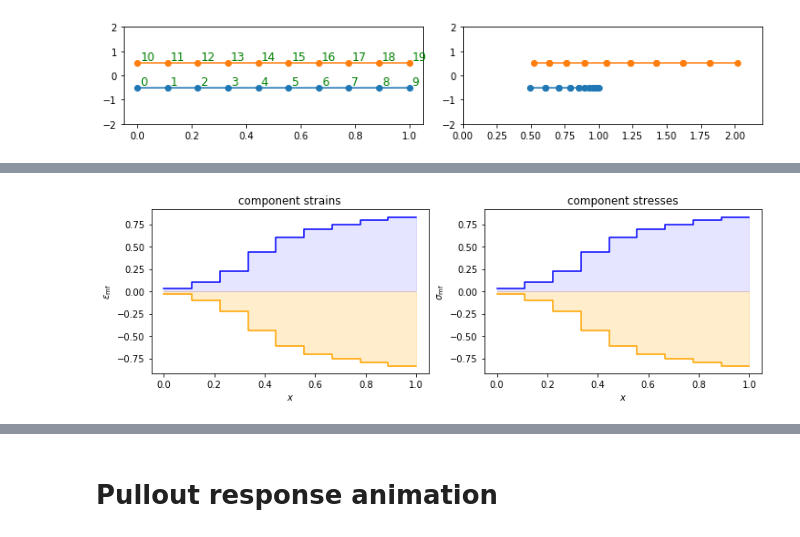
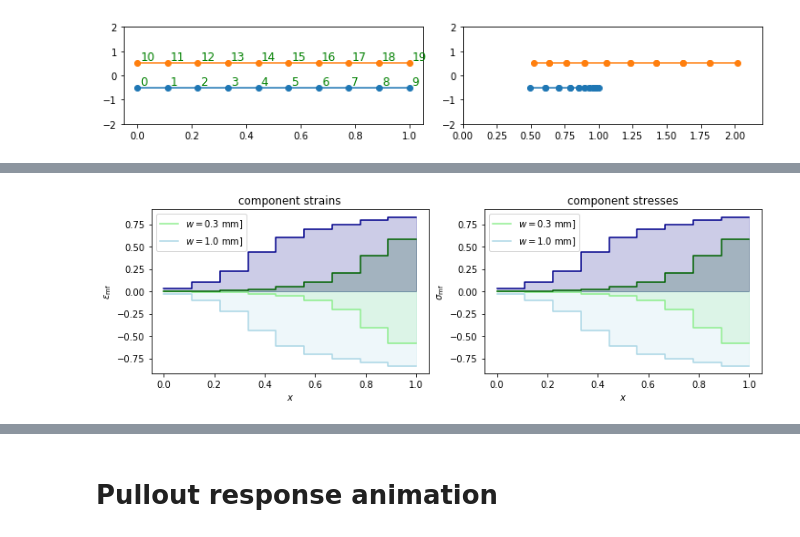
Before and after one commit to bmcs-group/bmcs_apps, a Jupyter notebook: notebooks/pullout1d.ipynb, the cells around one changed output, grey strips where cells are left out. Saved outputs shown, nothing was run; the diff lists cells and outputs as text; code cells hidden in the pictures.

```diff
--- a/notebooks/pullout1d.ipynb
+++ b/notebooks/pullout1d.ipynb
@@ -1075,7 +1059,0 @@ f_UF.savefig('fig_UF_displ.pdf')
-# %%
-f_comps, (ax1, ax2) = plt.subplots(1,2, figsize=(12,3.3))
-plot_var_ECm(ax1, u1_ECi, x1_Eia, xi_m, get_var_ECm=get_eps_ECm, ylabel=r'$\varepsilon_\mathrm{mf}$')
-plot_var_ECm(ax2, u1_ECi, x1_Eia, xi_m, get_var_ECm=get_sig_ECm, ylabel=r'$\sigma_\mathrm{mf}$')
-ax1.set_title('component strains'); ax2.set_title('component stresses');
-# %% [output]
-[figure, removed]
@@ -1084 +1060,19 @@ f_comps.savefig("fig_comps_profiles.pdf")
+# %%
+f_comps, (ax1, ax2) = plt.subplots(1,2, figsize=(12,3.3))
+plot_var_mEC(ax1, u03_ECi, x1_Eia, xi_m, get_var_mEC=get_eps_mEC,
+             ylabel=r'$\varepsilon_\mathrm{mf}$',
+             color1='darkgreen', color0='lightgreen', label=r'$w=0.3\;\mathrm{mm]}$')
+plot_var_mEC(ax1, u10_ECi, x1_Eia, xi_m, get_var_mEC=get_eps_mEC,
+             ylabel=r'$\varepsilon_\mathrm{mf}$',
+             color1='darkblue', color0='lightblue', label=r'$w=1.0\;\mathrm{mm]}$')
+plot_var_mEC(ax2, u03_ECi, x1_Eia, xi_m, get_var_mEC=get_sig_mEC,
+             ylabel=r'$\sigma_\mathrm{mf}$',
+             color1='darkgreen', color0='lightgreen', label=r'$w=0.3\;\mathrm{mm]}$')
+plot_var_mEC(ax2, u10_ECi, x1_Eia, xi_m, get_var_mEC=get_sig_mEC,
+             ylabel=r'$\sigma_\mathrm{mf}$',
+             color1='darkblue', color0='lightblue', label=r'$w=1.0\;\mathrm{mm]}$')
+ax1.set_title('component strains'); ax2.set_title('component stresses');
+ax1.legend(); ax2.legend();
+# %% [output]
+[figure, added]
 # %%
```
Also changed, not shown: parts of 46 cells of this notebook, 9 other files.
